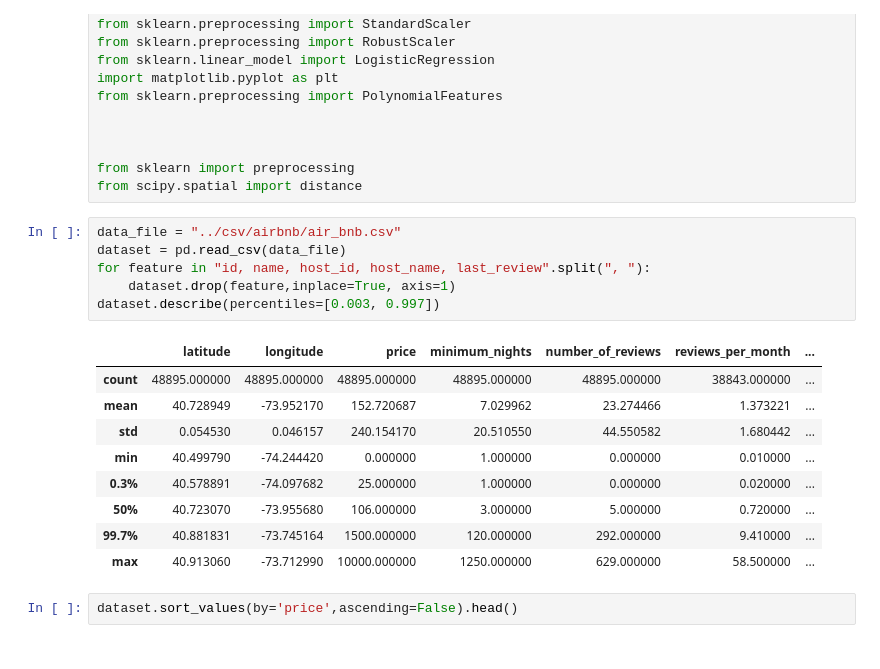
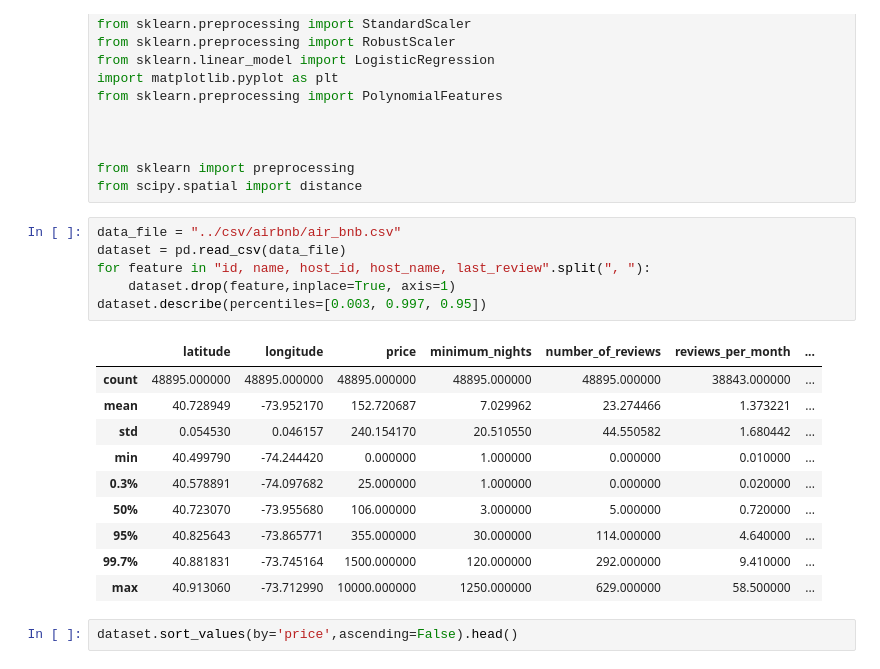
Before and after one commit to TefloniusMonk/intro, a Jupyter notebook: notebooks/air_bnb.ipynb, the cells around one changed output. Cells and saved outputs as stored; diff of their text form.

```diff
--- a/notebooks/air_bnb.ipynb
+++ b/notebooks/air_bnb.ipynb
@@ -28,17 +28,18 @@ from scipy.spatial import distance
 # %%
 data_file = "../csv/airbnb/air_bnb.csv"
 dataset = pd.read_csv(data_file)
 for feature in "id, name, host_id, host_name, last_review".split(", "):
     dataset.drop(feature,inplace=True, axis=1)
-dataset.describe(percentiles=[0.003, 0.997])
+dataset.describe(percentiles=[0.003, 0.997, 0.95])
 # %% [output]
 |  | latitude | longitude | price | minimum_nights | number_of_reviews | reviews_per_month | ... |
 | count | 48895.000000 | 48895.000000 | 48895.000000 | 48895.000000 | 48895.000000 | 38843.000000 | ... |
 | mean | 40.728949 | -73.952170 | 152.720687 | 7.029962 | 23.274466 | 1.373221 | ... |
 | std | 0.054530 | 0.046157 | 240.154170 | 20.510550 | 44.550582 | 1.680442 | ... |
 | min | 40.499790 | -74.244420 | 0.000000 | 1.000000 | 0.000000 | 0.010000 | ... |
 | 0.3% | 40.578891 | -74.097682 | 25.000000 | 1.000000 | 0.000000 | 0.020000 | ... |
 | 50% | 40.723070 | -73.955680 | 106.000000 | 3.000000 | 5.000000 | 0.720000 | ... |
+| 95% | 40.825643 | -73.865771 | 355.000000 | 30.000000 | 114.000000 | 4.640000 | ... |
 | 99.7% | 40.881831 | -73.745164 | 1500.000000 | 120.000000 | 292.000000 | 9.410000 | ... |
 | max | 40.913060 | -73.712990 | 10000.000000 | 1250.000000 | 629.000000 | 58.500000 | ... |
 # %%
```
Also changed, not shown: parts of 8 cells of this notebook.
